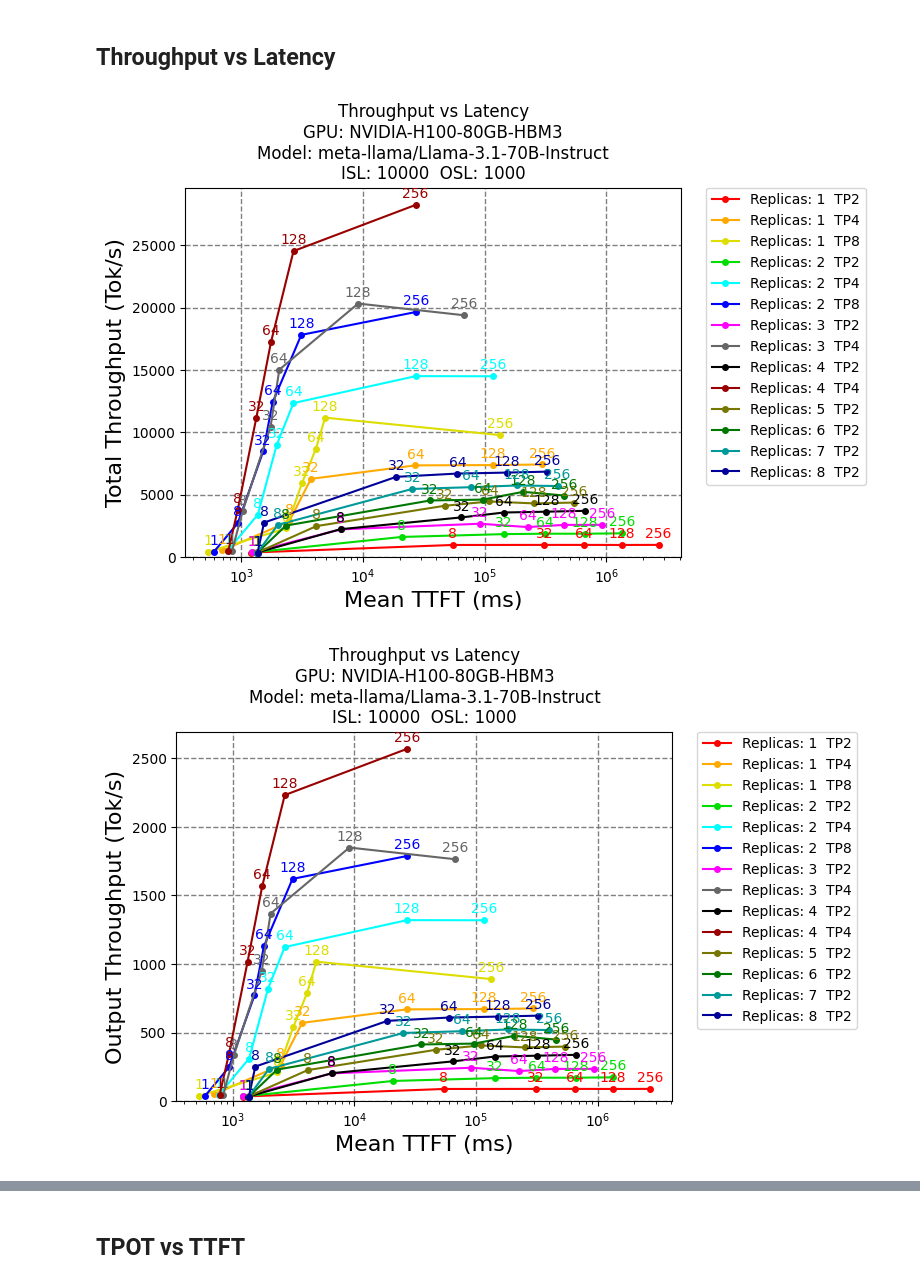
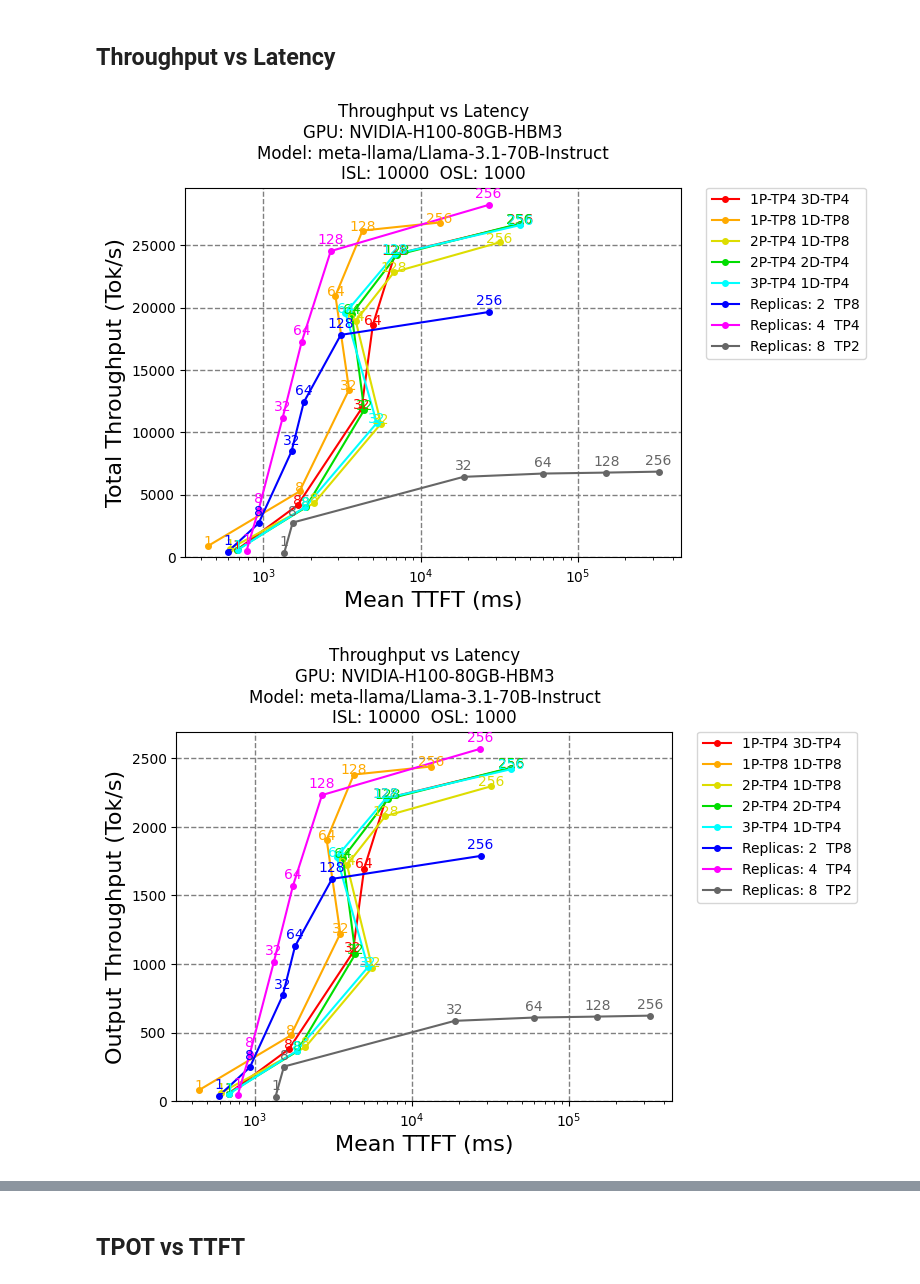
Before and after one commit to toslali-ibm/llm-d-benchmark, a Jupyter notebook: analysis/analysis_pd.ipynb, the cells around one changed output, grey strips where cells are left out. Drawn from its saved outputs; the diff is of its cells as text; code cells hidden in the pictures.

```diff
--- a/analysis/analysis_pd.ipynb
+++ b/analysis/analysis_pd.ipynb
@@ -809,7 +807,7 @@ runs_pareto_front
 idx = 0
 
 # Show P/D disaggregated scenarios
-show_pd = False
+show_pd = True
 # Show standalone scenarios
 show_sa = True
 
@@ -1176,32 +1174,32 @@ for ii, conf in enumerate(configs):
                 (sa_runs_selected['Replicas'] == conf['rep']) &
                 (sa_runs_selected['TP'] == conf['tp']) &
                 (sa_runs_selected['Directory'] == conf['dir'])
             ].drop('Directory', axis=1).sort_values(by='Concurrency')
         else:
             conf_df = sa_runs_selected[
                 (sa_runs_selected['Replicas'] == conf['rep']) &
                 (sa_runs_selected['TP'] == conf['tp'])
             ].sort_values(by='Concurrency')
 
         # Plot throughputs for configuration
         plt.semilogx(conf_df.Mean_TPOT_ms, conf_df.Output_Token_Throughput,
                  label=f'Replicas: {conf['rep']}  TP{conf['tp']}',
                  marker='o', markersize=4,
                  color=colors[ii%len(colors)]
                 )
         for jj, val in enumerate(conf_df.Concurrency):
             plt.text(list(conf_df.Mean_TPOT_ms)[jj],
                      list(conf_df.Output_Token_Throughput)[jj]+sa_runs_selected['Output_Token_Throughput'].max()*0.02,
                      str(val), ha='center', color=colors[ii%len(colors)])
 
 if configs:
     plt.title(f'Throughput vs Latency\nGPU: {gpu}\nModel: {model}\nISL: {isl}  OSL: {osl}')
     plt.xlabel('Mean TPOT (ms)', fontsize='16')
     plt.ylabel('Output Throughput (Tok/s)', fontsize='16')
     plt.legend(bbox_to_anchor=(1.05, 1), loc=2, borderaxespad=0.)
     plt.grid(True, linewidth=1, ls='--', color='gray')
     plt.axis([None, None, 0, None])
     plt.show()
 # %% [output]
-[figure, old version]
+[figure, new version]
-[figure, old version]
+[figure, new version]
```
Also changed, not shown: parts of 5 cells of this notebook.
